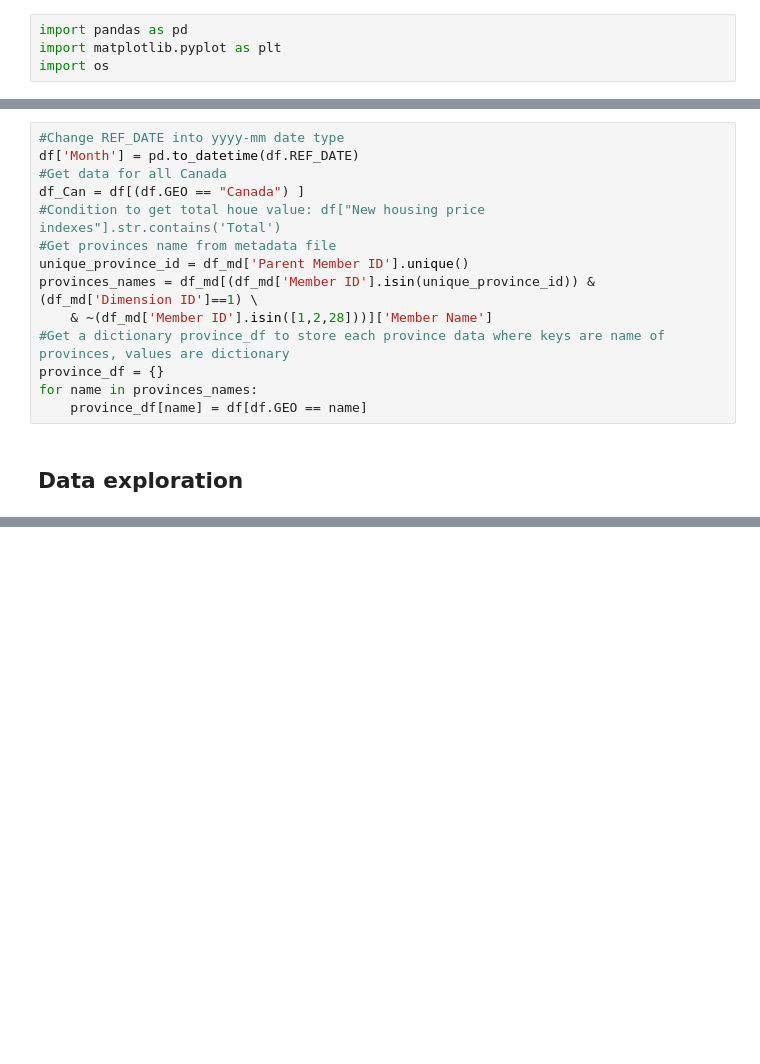
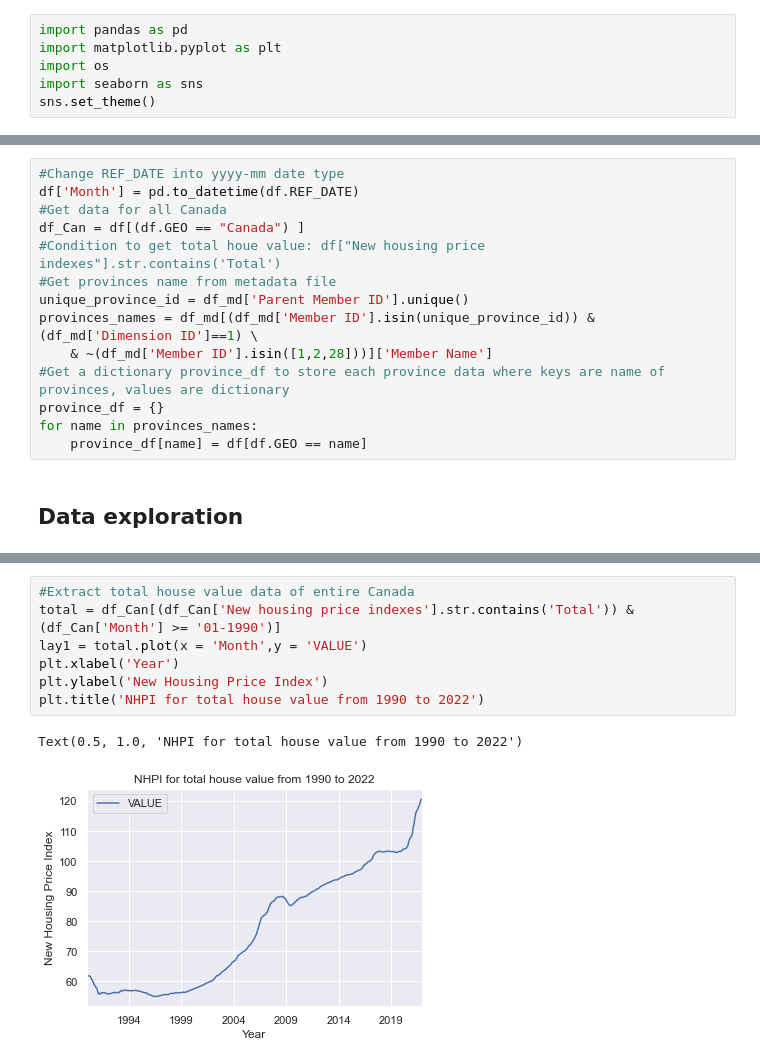
Before and after one commit to ChinhTranKaizen/StatCanHousing, a Jupyter notebook: DataAnalysis.ipynb, the cells around one changed output, grey strips where cells are left out. Cells and saved outputs as stored; diff of their text form; blank space fills up the shorter version.

Commit message:
Data presentation for canada and the top 5 provinces

```diff
--- a/DataAnalysis.ipynb
+++ b/DataAnalysis.ipynb
@@ -10,6 +10,8 @@
 import pandas as pd
 import matplotlib.pyplot as plt
 import os
+import seaborn as sns
+sns.set_theme()
 # %% [markdown]
 ### Importing data
 # %%
@@ -43,0 +46,10 @@ ModuleNotFoundError: No module named 'geopandas'
+# %%
+#Extract total house value data of entire Canada
+total = df_Can[(df_Can['New housing price indexes'].str.contains('Total')) & (df_Can['Month'] >= '01-1990')]
+lay1 = total.plot(x = 'Month',y = 'VALUE')
+plt.xlabel('Year')
+plt.ylabel('New Housing Price Index')
+plt.title('NHPI for total house value from 1990 to 2022')
+# %% [output]
+Text(0.5, 1.0, 'NHPI for total house value from 1990 to 2022')
+[figure, added]
```
Also changed, not shown: parts of 5 cells of this notebook.
